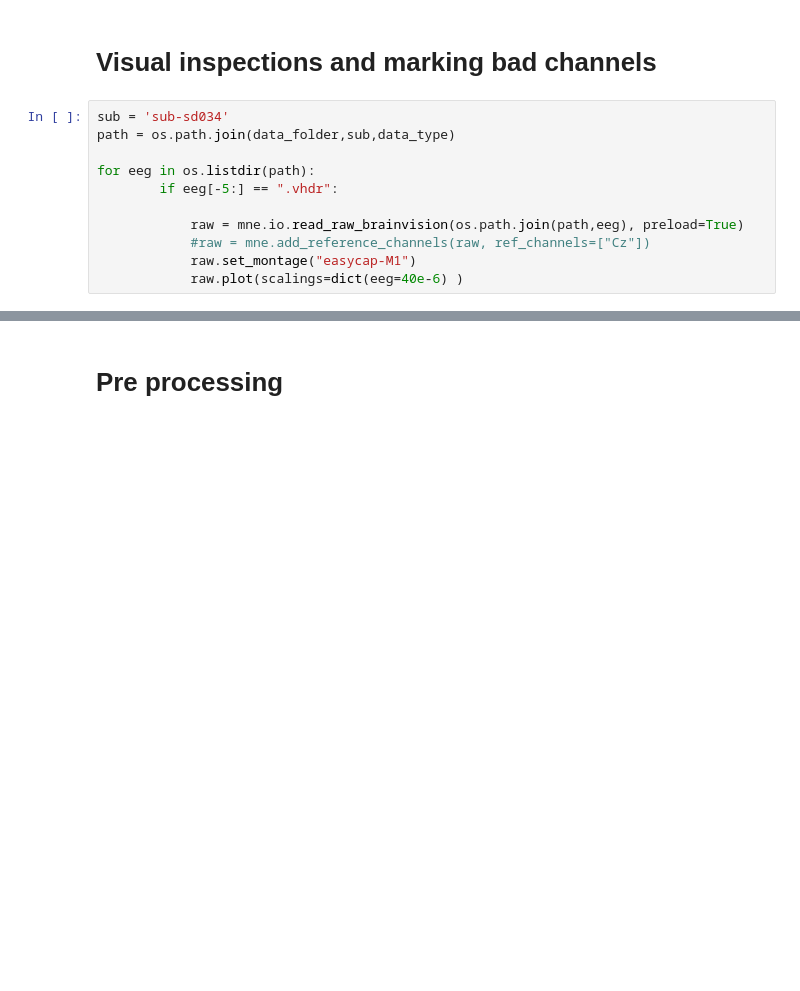
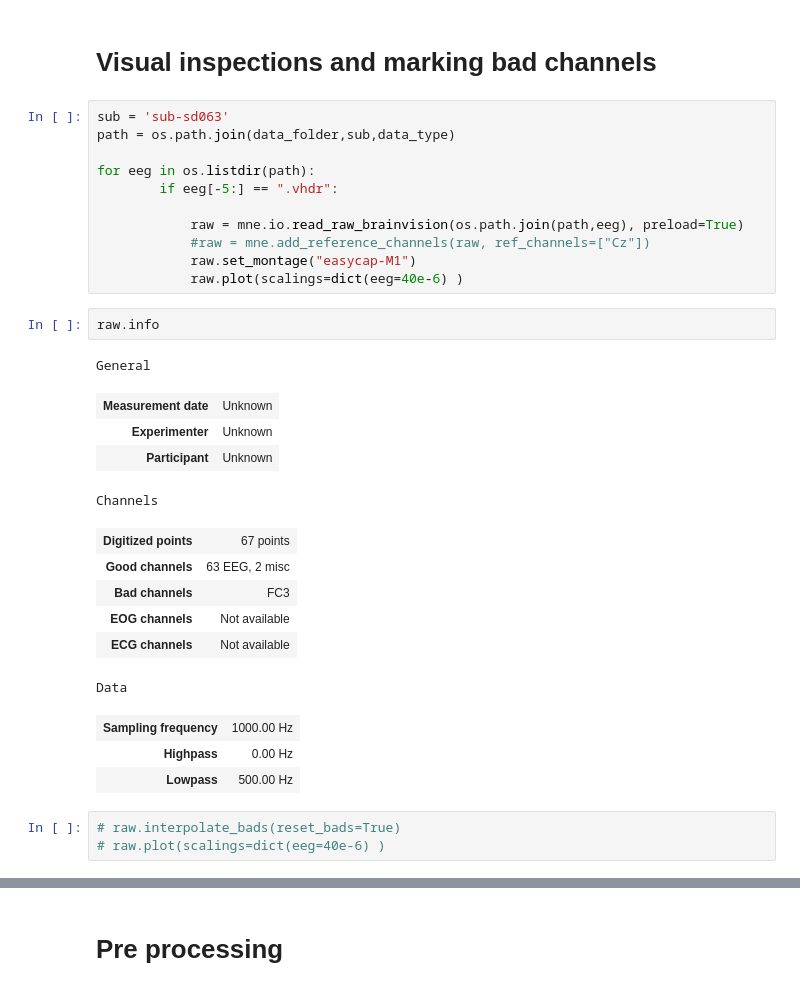
Before and after one commit to csndl-iitd/ecf-exp2-notif-mmn, a Jupyter notebook: analysis/notebook/single_sub_preprocessing_and_analysis.ipynb, the cells around one changed output, grey strips where cells are left out. Drawn from its saved outputs; the diff is of its cells as text; blank space fills up the shorter version.

```diff
--- a/analysis/notebook/single_sub_preprocessing_and_analysis.ipynb
+++ b/analysis/notebook/single_sub_preprocessing_and_analysis.ipynb
@@ -54,7 +54,7 @@ epoch_per_num["subject Dropped"] = []
 # %% [markdown]
 # Visual inspections and marking bad channels
 # %%
-sub = 'sub-sd034'
+sub = 'sub-sd063'
 path = os.path.join(data_folder,sub,data_type)
 
 for eeg in os.listdir(path):
@@ -64,5 +64,25 @@ for eeg in os.listdir(path):
             #raw = mne.add_reference_channels(raw, ref_channels=["Cz"])
             raw.set_montage("easycap-M1")
             raw.plot(scalings=dict(eeg=40e-6) )
+# %%
+raw.info
+# %% [output]
+General
+| Measurement date | Unknown |
+| Experimenter | Unknown |
+| Participant | Unknown |
+Channels
+| Digitized points | 67 points |
+| Good channels | 63 EEG, 2 misc |
+| Bad channels | FC3 |
+| EOG channels | Not available |
+| ECG channels | Not available |
+Data
+| Sampling frequency | 1000.00 Hz |
+| Highpass | 0.00 Hz |
+| Lowpass | 500.00 Hz |
+# %%
+# raw.interpolate_bads(reset_bads=True)
+# raw.plot(scalings=dict(eeg=40e-6) )
 # %%
 raw.info
```
Also changed, not shown: parts of 15 cells of this notebook, 7 other files.
